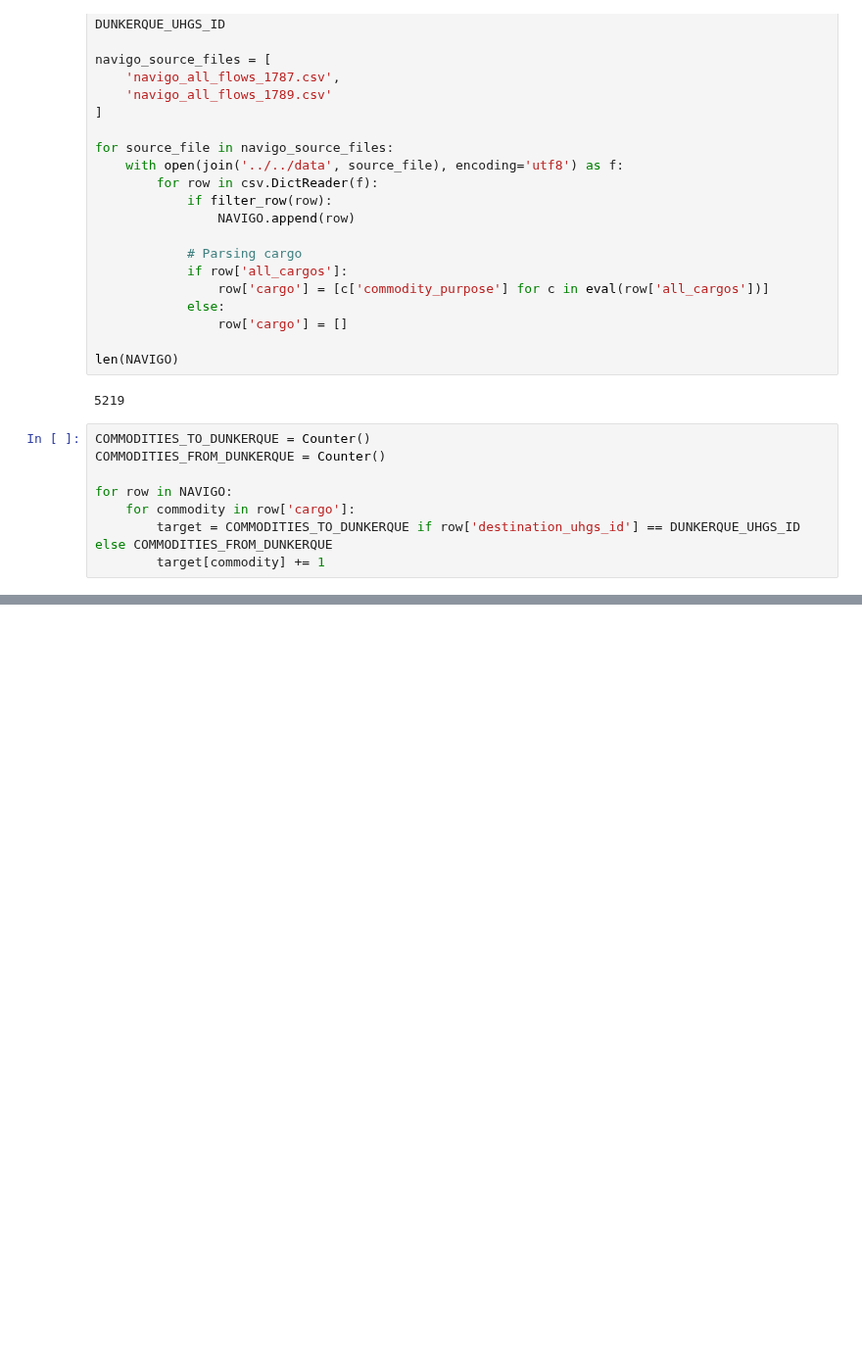
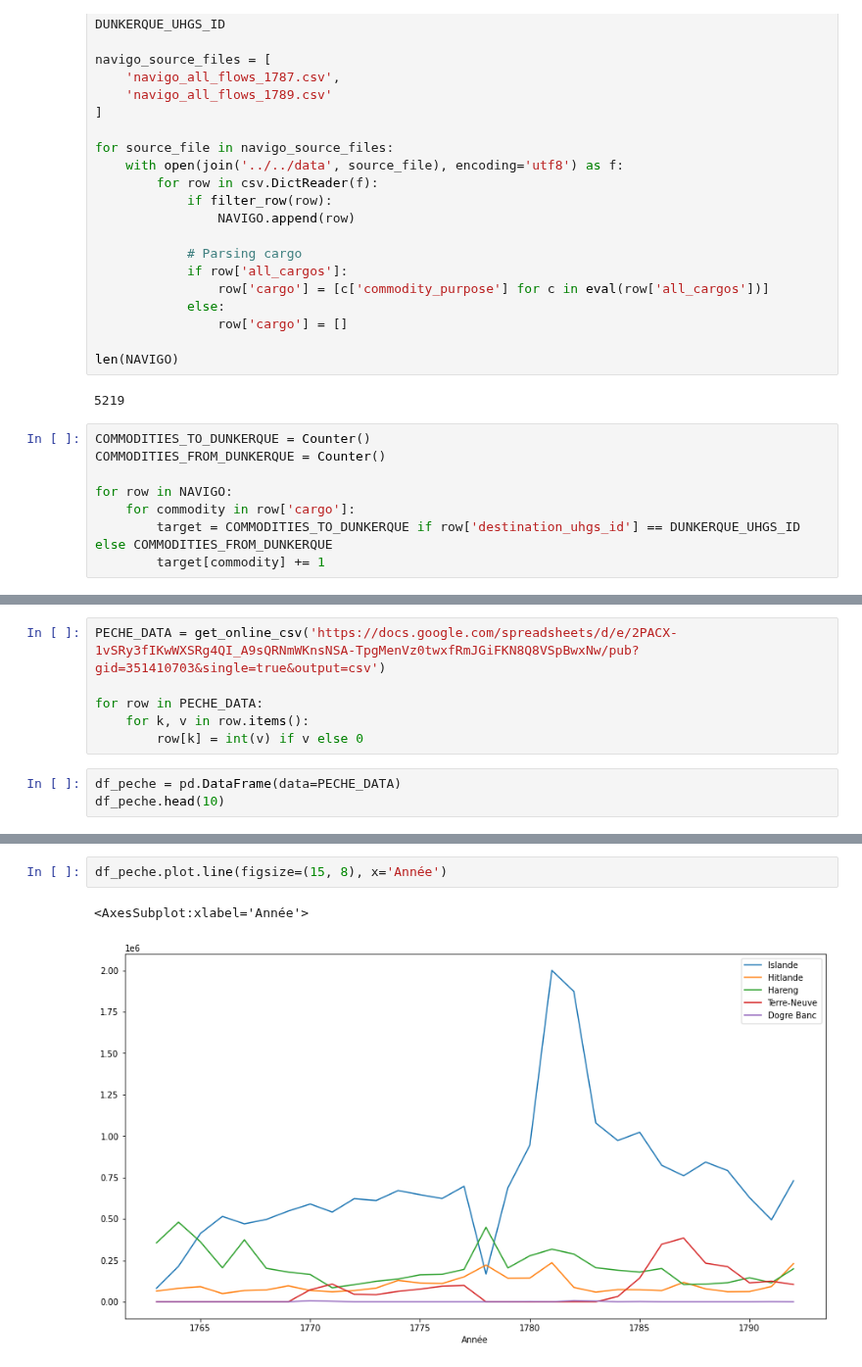
Before and after one commit to medialab/portic-datasprint-2022, a Jupyter notebook: productions/module_06/exploration_commerce_dunkerque.ipynb, the cells around one changed output, grey strips where cells are left out. Shown at 98% size. Drawn from its saved outputs; the diff is of its cells as text; blank space fills up the shorter version.

Commit message:
Time series of Dunkerque peche

```diff
--- a/productions/module_06/exploration_commerce_dunkerque.ipynb
+++ b/productions/module_06/exploration_commerce_dunkerque.ipynb
@@ -85,0 +77,9 @@ COMMODITIES_FROM_DUNKERQUE.most_common(25)
+# %%
+PECHE_DATA = get_online_csv('https://docs.google.com/spreadsheets/d/e/2PACX-1vSRy3fIKwWXSRg4QI_A9sQRNmWKnsNSA-TpgMenVz0twxfRmJGiFKN8Q8VSpBwxNw/pub?gid=351410703&single=true&output=csv')
+
+for row in PECHE_DATA:
+    for k, v in row.items():
+        row[k] = int(v) if v else 0
+# %%
+df_peche = pd.DataFrame(data=PECHE_DATA)
+df_peche.head(10)
@@ -85,0 +98,5 @@ COMMODITIES_FROM_DUNKERQUE.most_common(25)
+# %%
+df_peche.plot.line(figsize=(15, 8), x='Année')
+# %% [output]
+<AxesSubplot:xlabel='Année'>
+[figure, added]
```
Also changed, not shown: parts of 6 cells of this notebook.
